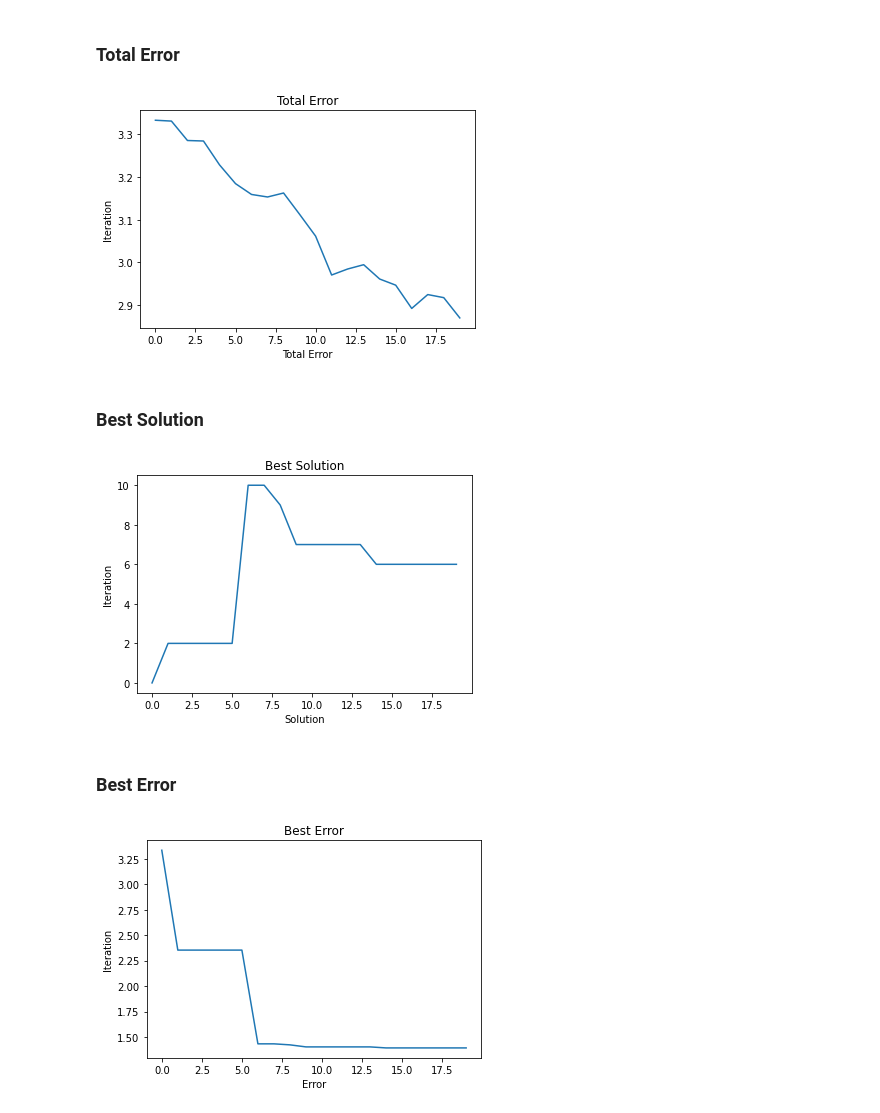
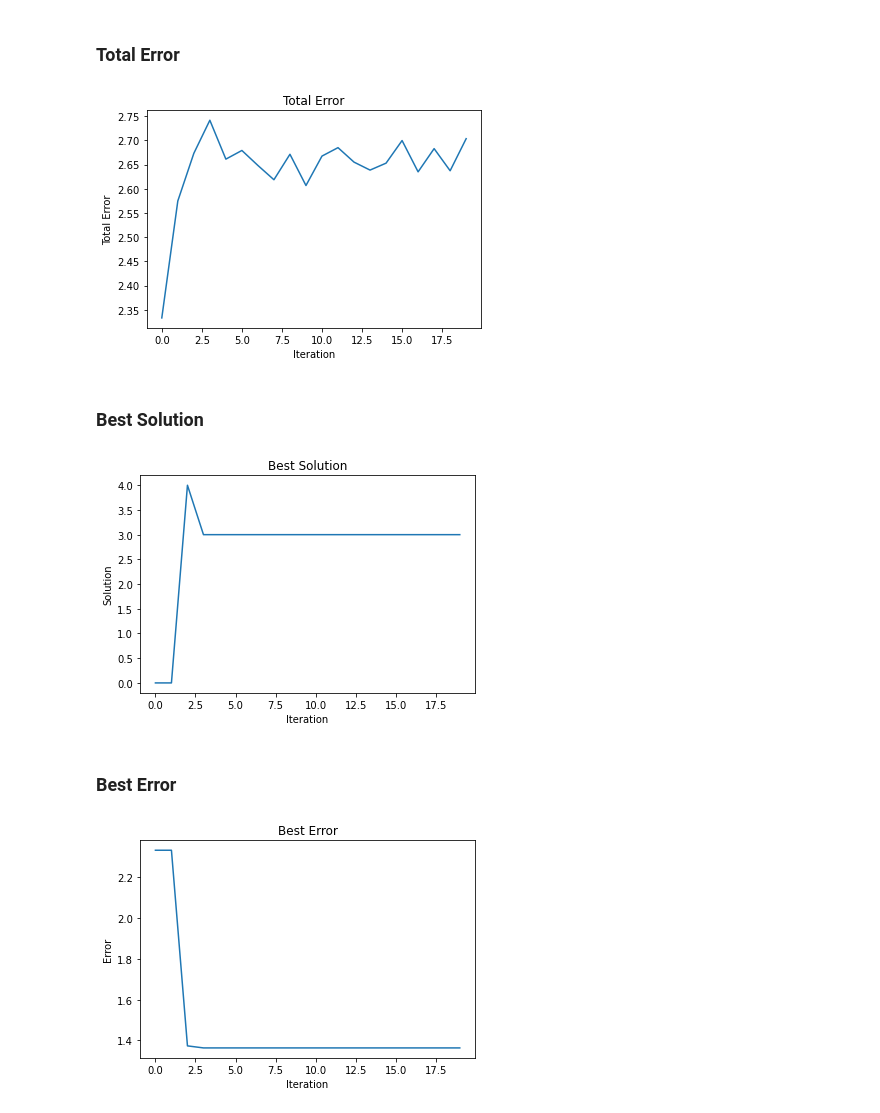
Before and after one commit to smaje99/genetic-ai-uniamazonia, a Jupyter notebook: Exercise 02.ipynb, the cells around one changed output. Drawn from its saved outputs; the diff is of its cells as text; code cells hidden in the pictures.

Commit message:
Genetic Model with 0.9 of mutation rate and 0.4 of cross over rate

```diff
--- a/Exercise 02.ipynb
+++ b/Exercise 02.ipynb
@@ -301,8 +301,8 @@ puzzle.shuffle()
 solver = GeneticSolver(
     puzzle=puzzle,
     initial_population=500,
-    mutation_chance=0.7,
-    cross_over_rate=0.3
+    mutation_chance=0.9,
+    cross_over_rate=0.4
 )
 solver.solve(max_iter=20)
 
@@ -336,13 +336,13 @@ Result:
 # %%
 data = solver.data
 
 plt.plot(data['iteration'], data['total_error'])
 plt.title('Total Error')
-plt.ylabel('Iteration')
-plt.xlabel('Total Error')
+plt.xlabel('Iteration')
+plt.ylabel('Total Error')
 plt.show()
 # %% [output]
-[figure, old version]
+[figure, new version]
 # %% [markdown]
 ### Best Solution
 # %%
@@ -350,11 +350,11 @@ data = solver.data
 
 plt.plot(data['iteration'], data['best_solution'])
 plt.title('Best Solution')
-plt.ylabel('Iteration')
-plt.xlabel('Solution')
+plt.xlabel('Iteration')
+plt.ylabel('Solution')
 plt.show()
 # %% [output]
-[figure, old version]
+[figure, new version]
 # %% [markdown]
 ### Best Error
 # %%
@@ -362,8 +362,8 @@ data = solver.data
 
 plt.plot(data['iteration'], data['best_error'])
 plt.title('Best Error')
-plt.ylabel('Iteration')
-plt.xlabel('Error')
+plt.xlabel('Iteration')
+plt.ylabel('Error')
 plt.show()
 # %% [output]
-[figure, old version]
+[figure, new version]
```
Also changed, not shown: parts of 1 cell of this notebook.
